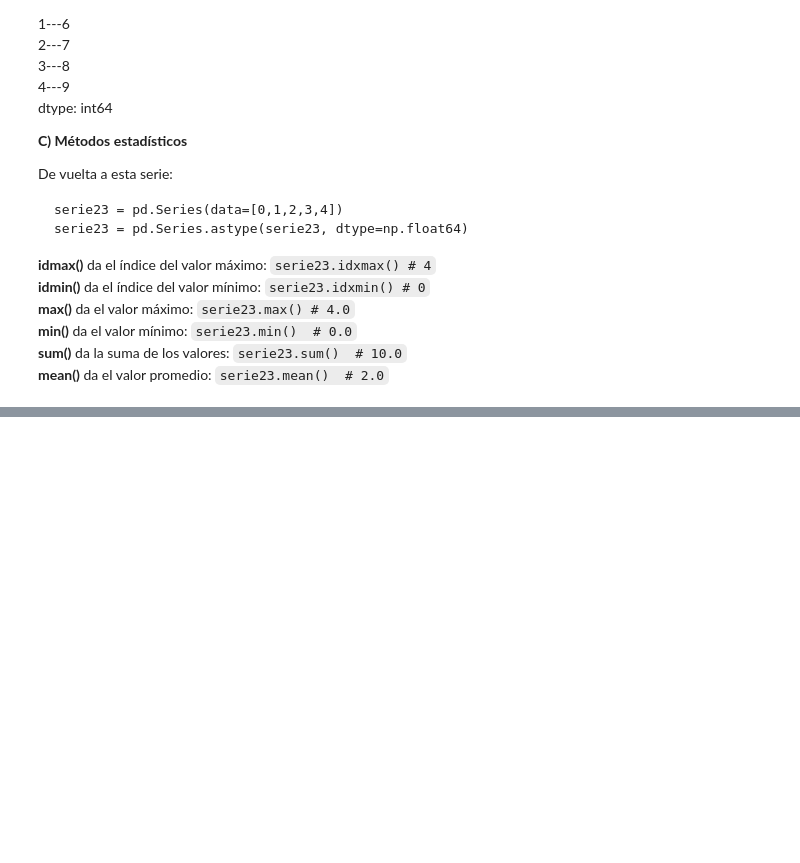
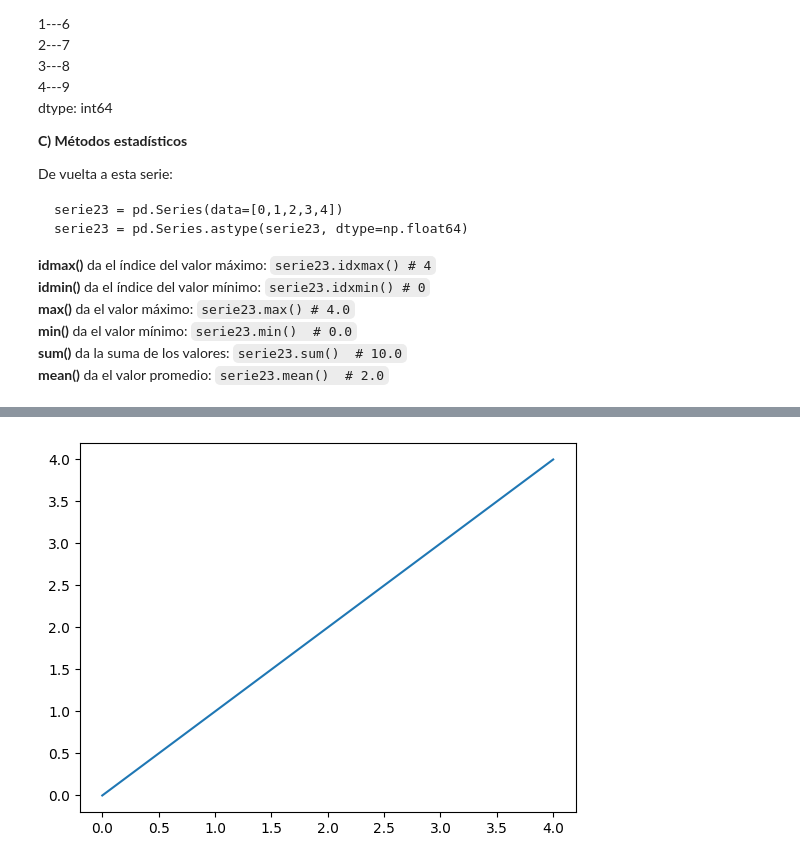
Before and after one commit to atmsDAWDAMAlicante/CEPython2526, a Jupyter notebook: Modulo_3_Analisis_de_datos/Cuadernos_Jupyter_Notebook/02_Pandas_Series.ipynb, the cells around one changed output, grey strips where cells are left out. Saved outputs shown, nothing was run; the diff lists cells and outputs as text; code cells hidden in the pictures; blank space fills up the shorter version.

```diff
--- a/Modulo_3_Analisis_de_datos/Cuadernos_Jupyter_Notebook/02_Pandas_Series.ipynb
+++ b/Modulo_3_Analisis_de_datos/Cuadernos_Jupyter_Notebook/02_Pandas_Series.ipynb
@@ -386,14 +537,79 @@ mean imprime el valor promedio: 2.0
 # %%
-# CÓDIGO DE LA SECCIÓN 2.4 SERIES: Fechas
+# CÓDIGO DE LA SECCIÓN 2.4 SERIES: Varios
 
-print(f'\n{"="*15} 2.4 SERIES: Fechas')
-serie24 = pd.Series(pd.date_range("20230101", periods=6))
+print(f'\n{"="*15} 2.4 SERIES: Varios')
+
+# 2.4.1 Método map()
+print("\n2.4.1 Método map():")
+serie241 = pd.Series([0,1,2,3,4]) #Se le puede aplicar el método map() para modificarla:
+
+print(f'\nA) Ejemplo que crea una serie con el método map() para mapear los valores numéricos a sus representaciones en texto.')
+serie241map = serie241.map({0:'cero', 1:'uno', 2:'dos', 3:'tres', 4:'cuatro'}) # Ejemplo que crea una serie con el método map() para mapear los valores numéricos a sus representaciones en texto.
+print(serie241map)
+
+print(f'\nB) Ejemplo de map() con una operación como parámetro.')
+serie241map = serie241.map(serie241 * 2) # Ejemplo de map() con una operación como parámetro.
+print(serie241map)
+
+print(f'\nC) Ejemplo de map() con una función lambda parámetro (imprime la tabla del tres).')
+serie241map = serie241.map(lambda x: f'{x} * 3 = {x * 3}') #Ejemplo de map() con una función lambda parámetro (imprime la tabla del tres).
+print(serie241map)
+
+# 2.4.2 Método clip()
+print("\n2.4.2 Método clip():")
+#Sirve para recortar valores numéricos dentro de un rango.
+serie242_inicial = pd.Series(np.random.randint(0, 10, size=100)) # Serie con valores aleatorios entre 0 y 9
+serie242_resultado = pd.Series.clip(serie242_inicial, lower=2, upper=7) # Recorta los valores de la serie entre 2 y 7
+print(serie242_resultado)
+
+# 2.4.3 Método isna()
+print("\n2.4.3 Método isna():")
+print("Los valores de la serie son: 0 , np.nan , pd.NA , 3 , 4")
+serie243 = pd.Series([ 0 , np.nan , pd.NA , 3 , 4 ])
+print("El método isna() devuelve una serie booleana indicando si cada valor es NA o no")
+print(serie243.isna()) # Imprime una serie booleana indicando si cada valor es NA o no
+
+
+# 2.4.4 Strings()
+print("\n2.4.4 Método strings():")
+print("\nTras el método strip:")
+# Convertimos cada x a string antes de aplicar .strip()
+serie244_inicial = pd.Series(['  a  ', '  b  ', '  c  ', '  d  ', '  e  '])
+serie244_resultado = serie244_inicial.map(lambda x: f"{str(x).strip()}-Longitud: {len(str(x))}")
+print(serie244_resultado)
+
+# 2.4.5 Método value_counts()
+print("\n2.4.5 Método value_counts():")
+serie245 = pd.Series([0,1,2,3,4])
+# Frecuencias de una columna s.value_counts() normalize=True; dropna=False
+# normalize=True da proporciones
+print(f'\nA) Imprime la frecuencia relativa de cada valor en la serie usando value_counts() con normalize=True')
+print(serie245.value_counts(normalize=True)) #Imprime para todos 0.2 cada uno
+# normalize=False da frecuencias absolutas
+print(f'\nB) Imprime la frecuencia absoluta de cada valor en la serie usando value')
+print(serie245.value_counts(normalize=False)) #imprime 1 para cada uno
+
+# 2.4.6 Histograma de la serie
+print("\n2.4.6 Histograma de la serie")
+serie246 = pd.Series([0,1,2,3,4,4,3,1,2,3,4,5,6,7,8,9]) # Serie con valores numéricos
+# Histograma de una serie serie.plot.hist()
+serie246.plot.hist() # Imprime un histograma de la serie
+serie246.plot.line() # Imprime un histograma de la serie
+
+### 2.4.7 Fechas y tiempos
+print("\n2.4.7 Fechas y tiempos")
+print("incompleto")
+
+'''
+serie24 = pd.Series(pd.date_range("20260101", periods=60)) # Periodo de 6 días a partir del 1 de enero de 2026
 print(serie24)
+'''
+#serie241 = pd.Series.dt.date(pd.Series(pd.date_range("20230101", periods=6)))
 
+
+#serie241_anyo = pd.Series(serie24).dt.year
+#serie241_mes = pd.Series(serie24).dt.month
+#print(serie241.map({0:'cero', 1:'uno', 2:'dos', 3:'tres', 4:'cuatro'})f'Año: {serie241_anyo} / Mes: {serie241_mes}')
+print(f'\nA) Imprime una serie de fechas con un rango de 6 días a partir del 1 de enero de 2026') # Imprime una serie de fechas con un rango de 6 días a partir del 1 de enero de 2026
 pd.to_datetime('2023-01-01')  # Timestamp('2023-01-01 00:00:00')
-
-serie1 = pd.Series([1,2,3,4,5])
-serie2 = pd.Series([6,7,8,9,10])
-print(pd.concat([serie1, serie2]))
-print(serie1+serie2)
 # %% [output]
@@ -413,4 +629,5 @@ dtype: datetime64[ns]
 2    11
 3    13
 4    15
 dtype: int64
+[figure, added]
```
Also changed, not shown: parts of 10 cells of this notebook.
